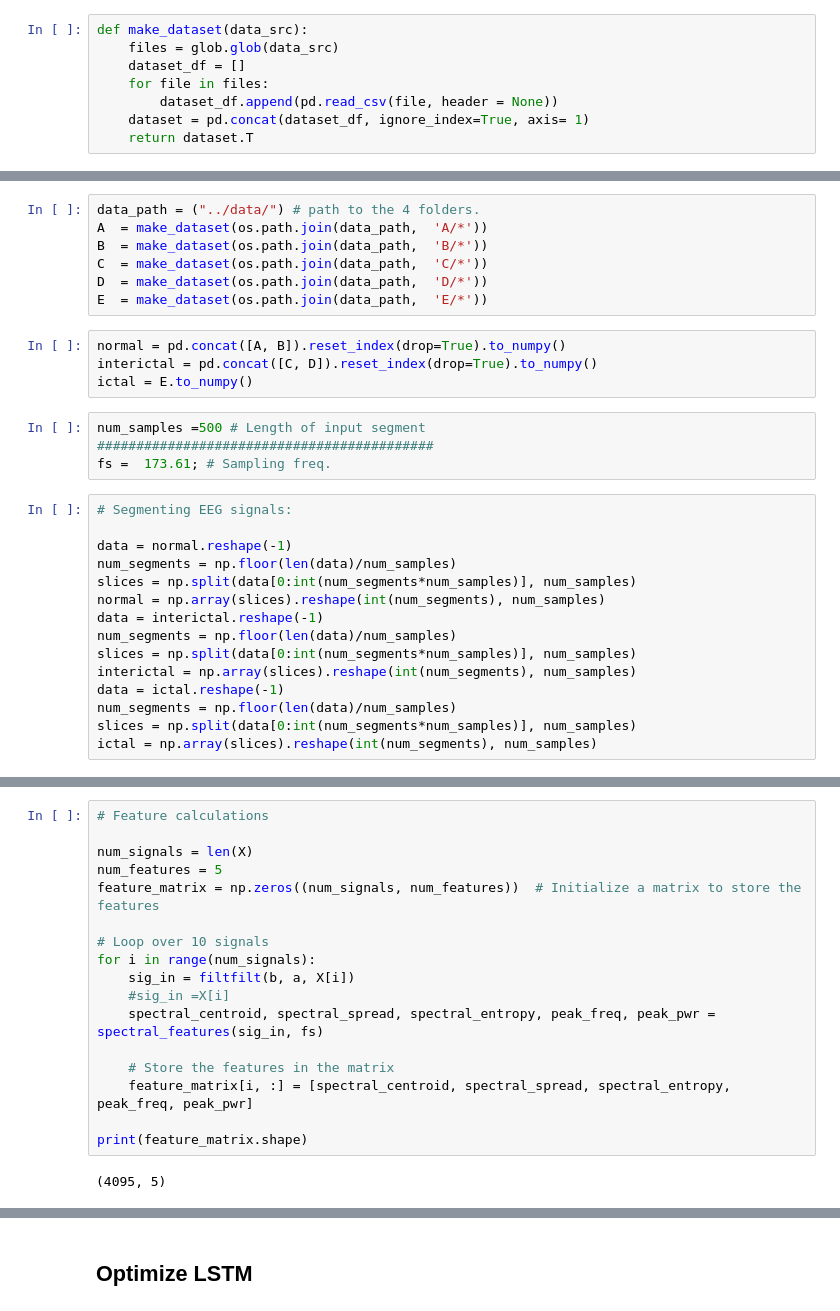
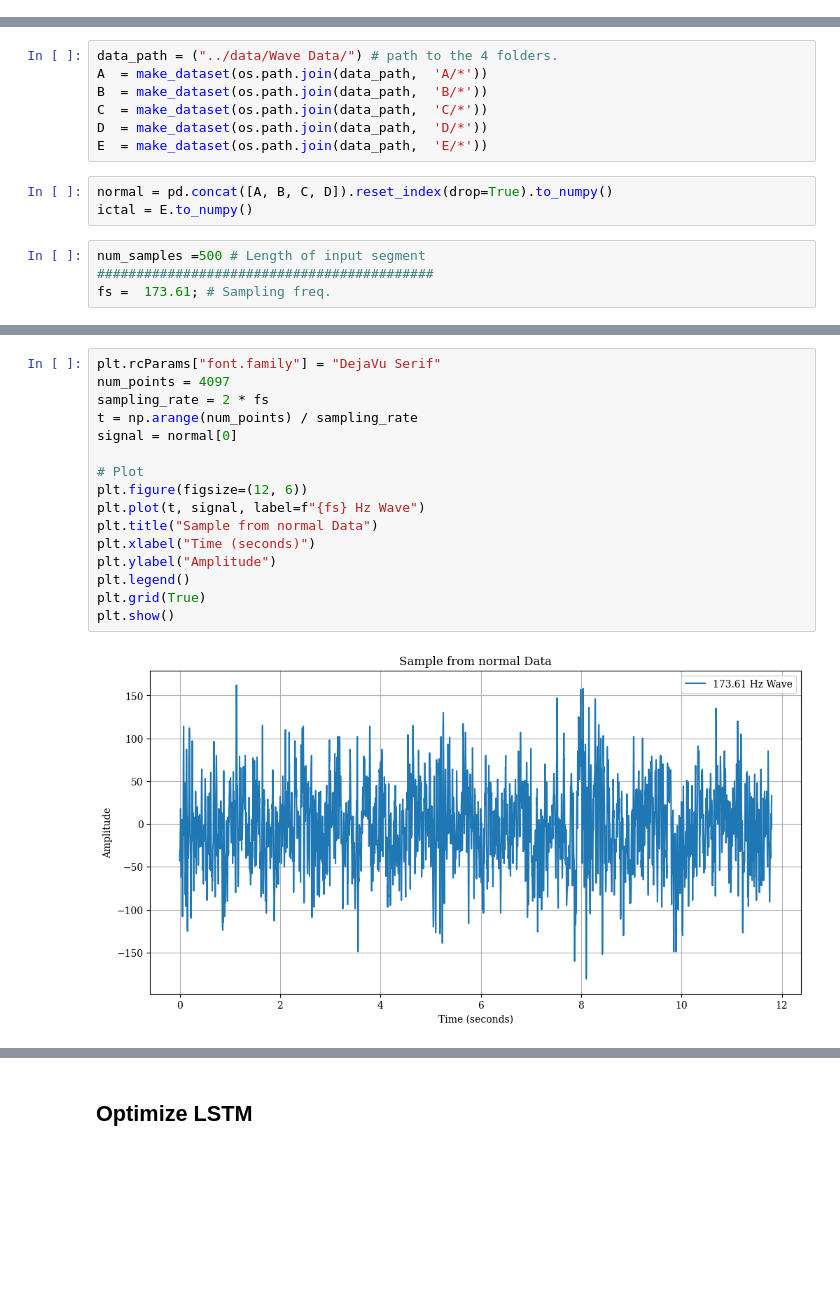
Before and after one commit to amogh-dongre/MED_RES, a Jupyter notebook: code/RNN_Optimization.ipynb, the cells around one changed output, grey strips where cells are left out. Cells and saved outputs as stored; diff of their text form; blank space fills up the shorter version.

```diff
--- a/code/RNN_Optimization.ipynb
+++ b/code/RNN_Optimization.ipynb
@@ -30,8 +20,0 @@ def apply_fft(x, fs):
-# %%
-def make_dataset(data_src):
-    files = glob.glob(data_src)
-    dataset_df = []
-    for file in files:
-        dataset_df.append(pd.read_csv(file, header = None))
-    dataset = pd.concat(dataset_df, ignore_index=True, axis= 1)
-    return dataset.T
@@ -75,32 +33,16 @@ def spectral_features(signal, fs):
 # %% [markdown]
 ## Dataset
 # %%
-data_path = ("../data/") # path to the 4 folders.
+data_path = ("../data/Wave Data/") # path to the 4 folders.
 A  = make_dataset(os.path.join(data_path,  'A/*'))
 B  = make_dataset(os.path.join(data_path,  'B/*'))
 C  = make_dataset(os.path.join(data_path,  'C/*'))
 D  = make_dataset(os.path.join(data_path,  'D/*'))
 E  = make_dataset(os.path.join(data_path,  'E/*'))
 # %%
-normal = pd.concat([A, B]).reset_index(drop=True).to_numpy()
-interictal = pd.concat([C, D]).reset_index(drop=True).to_numpy()
+normal = pd.concat([A, B, C, D]).reset_index(drop=True).to_numpy()
 ictal = E.to_numpy()
 # %%
 num_samples =500 # Length of input segment
 ###########################################
 fs =  173.61; # Sampling freq.
-# %%
-# Segmenting EEG signals:
-
-data = normal.reshape(-1)
-num_segments = np.floor(len(data)/num_samples)
-slices = np.split(data[0:int(num_segments*num_samples)], num_samples)
-normal = np.array(slices).reshape(int(num_segments), num_samples)
-data = interictal.reshape(-1)
-num_segments = np.floor(len(data)/num_samples)
-slices = np.split(data[0:int(num_segments*num_samples)], num_samples)
-interictal = np.array(slices).reshape(int(num_segments), num_samples)
-data = ictal.reshape(-1)
-num_segments = np.floor(len(data)/num_samples)
-slices = np.split(data[0:int(num_segments*num_samples)], num_samples)
-ictal = np.array(slices).reshape(int(num_segments), num_samples)
@@ -135,19 +49,18 @@ filtered_signal = filtfilt(b, a, signal)
-# %%
-# Feature calculations
-
-num_signals = len(X)
-num_features = 5
-feature_matrix = np.zeros((num_signals, num_features))  # Initialize a matrix to store the features
-
-# Loop over 10 signals
-for i in range(num_signals):
-    sig_in = filtfilt(b, a, X[i])
-    #sig_in =X[i]
-    spectral_centroid, spectral_spread, spectral_entropy, peak_freq, peak_pwr = spectral_features(sig_in, fs)
-
-    # Store the features in the matrix
-    feature_matrix[i, :] = [spectral_centroid, spectral_spread, spectral_entropy, peak_freq, peak_pwr]
-
-print(feature_matrix.shape)
-# %% [output]
-(4095, 5)
+# %%
+plt.rcParams["font.family"] = "DejaVu Serif"
+num_points = 4097
+sampling_rate = 2 * fs
+t = np.arange(num_points) / sampling_rate
+signal = normal[0]
+
+# Plot
+plt.figure(figsize=(12, 6))
+plt.plot(t, signal, label=f"{fs} Hz Wave")
+plt.title("Sample from normal Data")
+plt.xlabel("Time (seconds)")
+plt.ylabel("Amplitude")
+plt.legend()
+plt.grid(True)
+plt.show()
+# %% [output]
+[figure, added]
```
Also changed, not shown: parts of 33 cells of this notebook.
